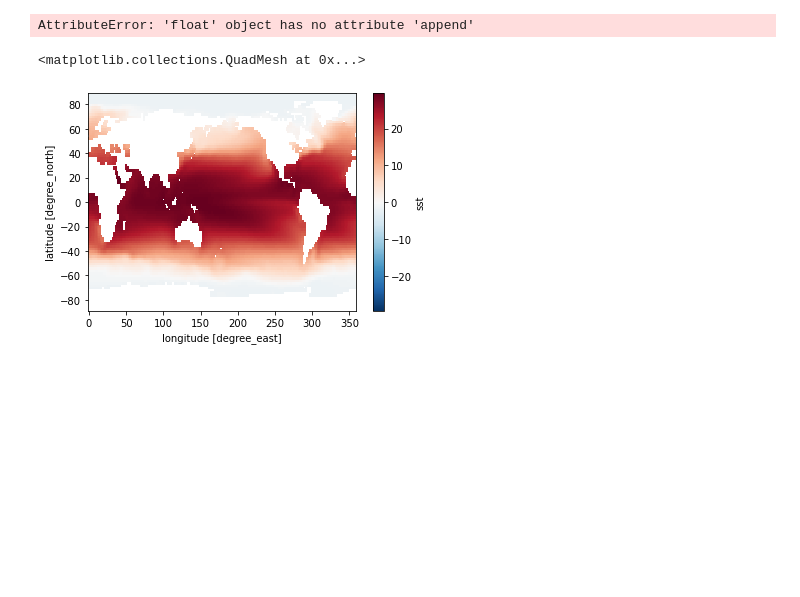
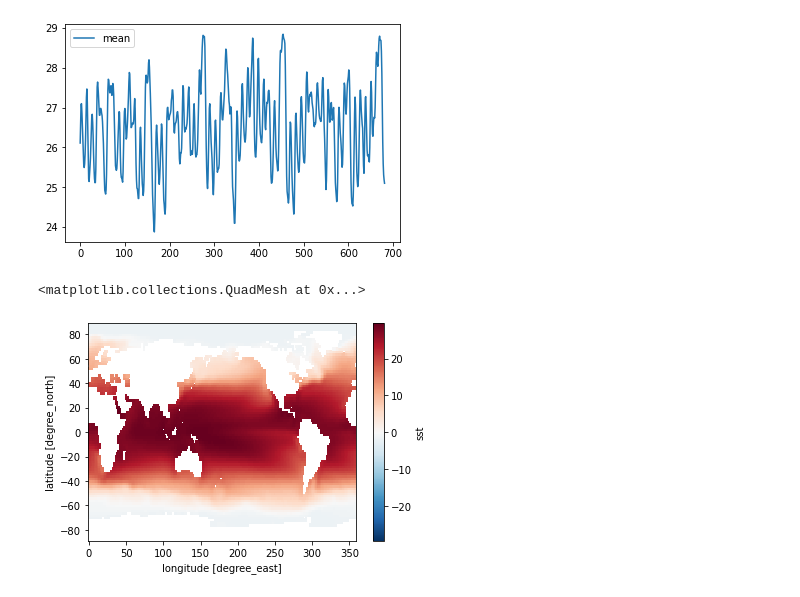
Before and after one commit to mzmzia/ese-5023, a Jupyter notebook: PS3.ipynb, the cells around one changed output. Cells and saved outputs as stored; diff of their text form; code cells hidden in the pictures; blank space fills up the shorter version.

```diff
--- a/PS3.ipynb
+++ b/PS3.ipynb
@@ -22,17 +22,45 @@ Attributes:
     source:       https://iridl.ldeo.columbia.edu/SOURCES/.NOAA/.NCDC/.ERSST/...
     history:      extracted and cleaned by Ryan Abernathey for Research Compu...>
 # %%
-res=[]
+res_mean=[]
+temp=[]
+for i in range(0,684):
+    temp = da.sst.isel(time=i).sel(lat=slice(-5,5),lon=slice(210,240)).mean()
+    # time = slice(0,680)
+    res_mean = np.append(res_mean,temp)
+
+##  The criteria, that is often used to classify El Niño episodes,
+# is that five consecutive 3-month running mean SST anomalies exceed the threshold.
+
+def moving_average(x,w):
+    return np.convolve(x, np.ones(w),'valid') / w
+
+res = moving_average(res_mean,3)
 
 
-res = da.sst.isel(time=slice(0,680)).sel(lat=slice(-5,5),lon=slice(210,240))
+# 3-Month Running Means of SST
+# 'JFM','FMA','MAM','AMJ','MJJ','JJA','JAS','OND','NDJ','DJF'
+alist = ['JFM','FMA','MAM','AMJ','MJJ','JJA','JAS','OND','NDJ','DJF']
+templist=[]
+for i in range(0,68):
+    for j in range(0,10):
+        templist.append(alist[j])
+# pd.DataFrame(res,columns=templist)
+templist.append('JFM')
+templist.append('FMA')
+# list(map(list, zip(*templist)))
 
+df = pd.DataFrame(test,columns=['mean'])
+df['mo'] = pd.DataFrame(templist)
+df.plot()
 
-temp = res[0:5].mean()
-a = float(temp)
-a.append(a)
+def get_date_list(begin_date,end_date):
+    date_list = [x.strftime('%Y-%m-%d') for x in list(pd.date_range(start=begin_date,end=end_date,freq='M'))]
+    return date_list
+date = get_date_list('1960-01-15','2016-12-15')
+df['date'] = pd.DataFrame(date)
 # %% [output]
-AttributeError: 'float' object has no attribute 'append'
+[figure, added]
 # %%
 da.sst.mean(dim=['time']).plot()
 # %% [output]
```
Also changed, not shown: parts of 1 cell of this notebook.
